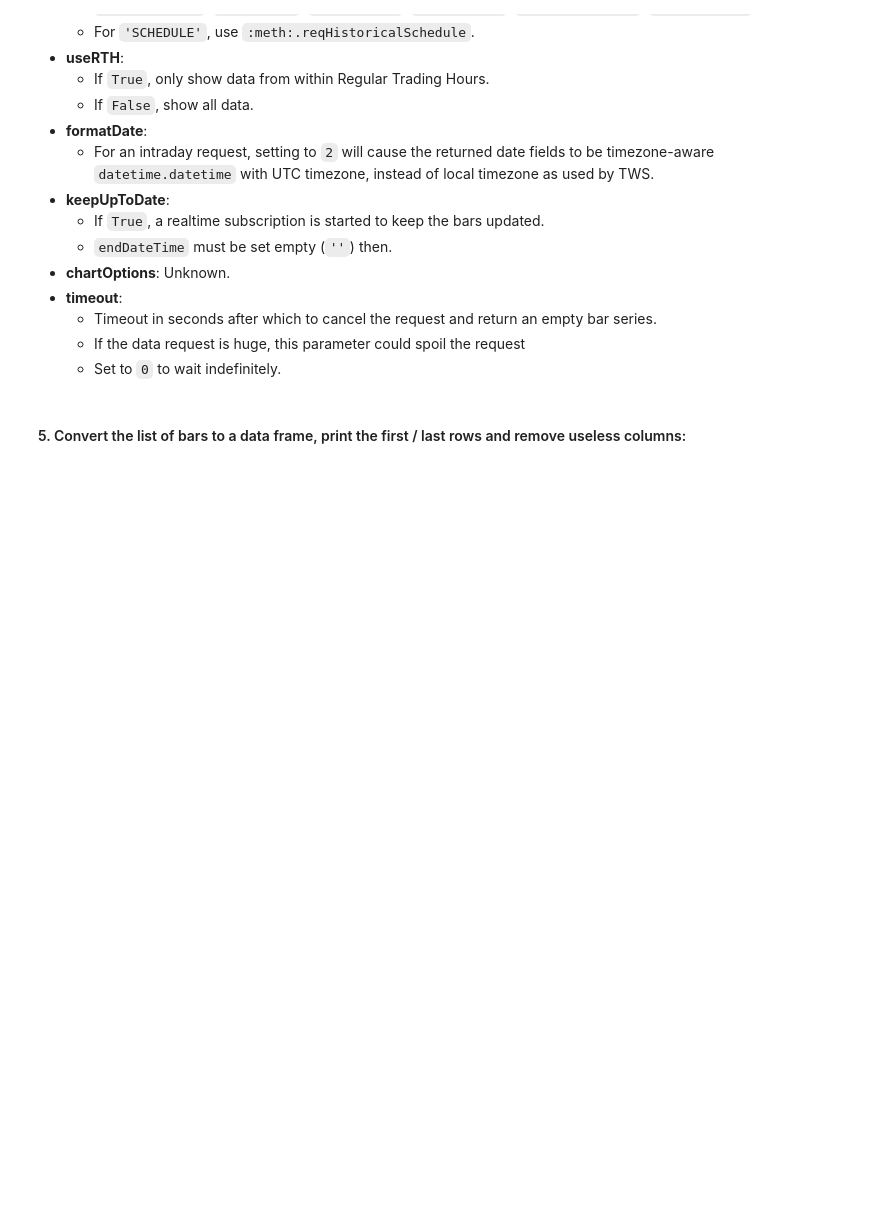
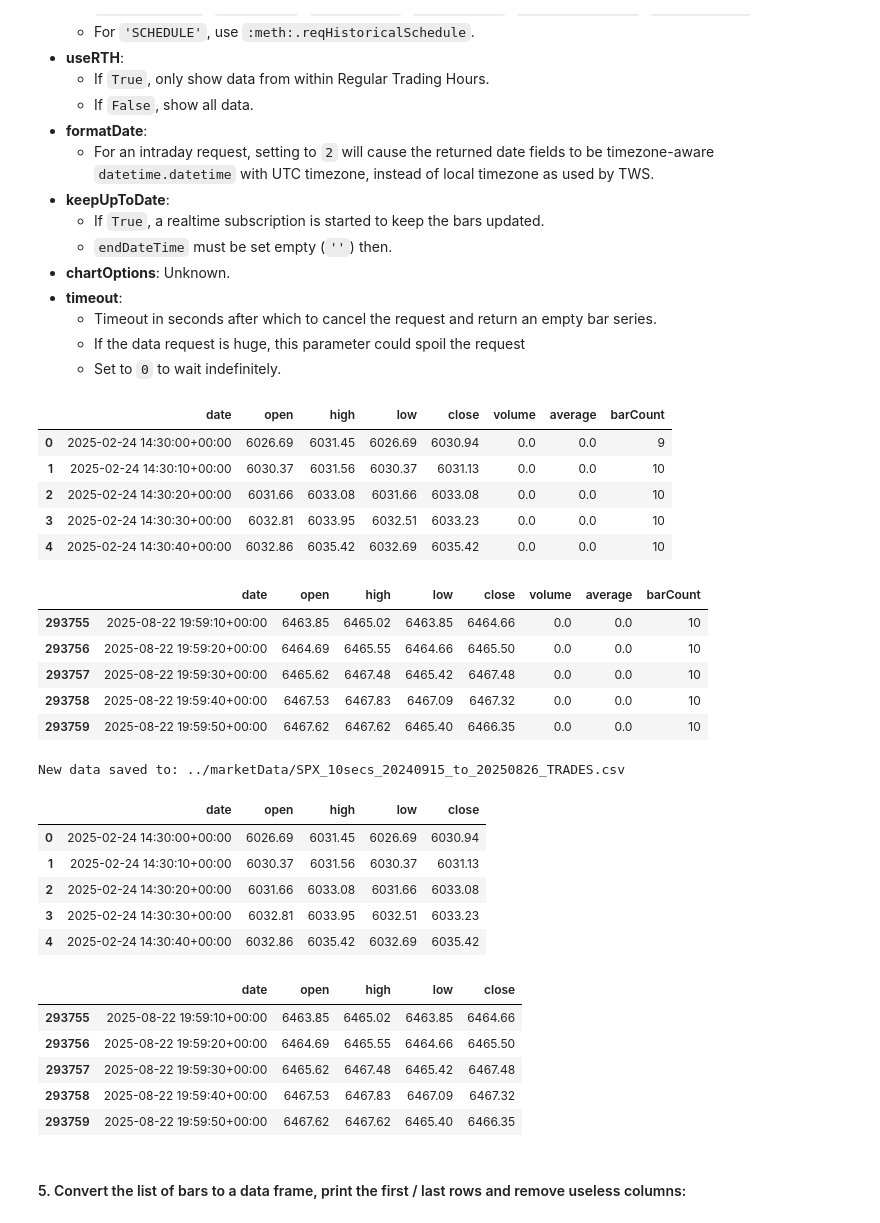
Before and after one commit to FinTechCpp/fast-backtest-app, a Jupyter notebook: Notebooks/IBKR_API.ipynb, the cells around one changed output. Cells and saved outputs as stored; diff of their text form; code cells hidden in the pictures; blank space fills up the shorter version.

```diff
--- a/Notebooks/IBKR_API.ipynb
+++ b/Notebooks/IBKR_API.ipynb
@@ -31,7 +69,10 @@ util.logToConsole(logging.INFO)
 #contract = CFD('IBUST100', 'SMART', 'USD')
 #contract = Forex(pair="EURUSD", exchange='IDEALPRO')
 #contract = Stock(symbol='AAPL', exchange='SMART', currency='USD')
-contract = Index('NDX', 'NASDAQ', 'USD')
+# contract = Index('NDX', 'NASDAQ', 'USD')
+contract = Index('SPX', 'CBOE', 'USD')
+#CAC 40
+# contract = Index('FCHI', 'EUREX', 'EUR')
 
 
 # Below => just some printing on contract chosen
@@ -118,18 +178,74 @@ Args
     - Set to `0` to wait indefinitely.
 # %%
 historical_data_interval = '10 secs' # Candle period to fetch
-request_duration = '30 D'  # Duration in days (use D, not "day"). Use a very big value if you want the maximum historical data, it will fetch the maximum available automatically.
+request_duration = '6 M'  # Duration in days (use D, not "day"). Use a very big value if you want the maximum historical data, it will fetch the maximum available automatically.
 price_source = 'TRADES'  # 'BID', 'ASK', or 'TRADES' (note that for some symbols, (e.g. EURUSD) only 'BID' and 'ASK' are available)
 
 bars = ib.reqHistoricalData(
         contract,
         endDateTime=end_date,
         durationStr=str(request_duration),
         barSizeSetting=str(historical_data_interval),
         whatToShow=price_source,
         useRTH=False,
         formatDate=2,
         timeout = 0)
+
+bars[0]
+new_df = util.df(bars)
+
+display(new_df.head())
+display(new_df.tail())
+# Remove the 'volume', 'average', and 'barCount' columns from the DataFrame
+new_df = new_df.drop(columns=['volume', 'average', 'barCount'])
+
+# Display the updated DataFrame
+new_df.head()
+
+# Nouvelle cellule pour le premier téléchargement de données (pas de fichier existant)
+
+import os
+
+# save_path doit être défini comme dans la cellule précédente
+# save_path = f"../marketData/{contract.symbol}_10secs_20240915_to_20250826_{price_source}.csv"
+
+save_path = f"../marketData/{contract.symbol}_10secs_20240915_to_20250826_{price_source}.csv" # Here, enter the correct file path for the new csv data file
+
+# Sauvegarder le DataFrame nouvellement téléchargé
+new_df.to_csv(save_path, index=True)
+print(f"New data saved to: {save_path}")
+
+# Vérification optionnelle
+import pandas as pd
+df_check = pd.read_csv(save_path, index_col=0)
+display(df_check.head())
+display(df_check.tail())
+# %% [output]
+|  | date | open | high | low | close | volume | average | barCount |
+| 0 | 2025-02-24 14:30:00+00:00 | 6026.69 | 6031.45 | 6026.69 | 6030.94 | 0.0 | 0.0 | 9 |
+| 1 | 2025-02-24 14:30:10+00:00 | 6030.37 | 6031.56 | 6030.37 | 6031.13 | 0.0 | 0.0 | 10 |
+| 2 | 2025-02-24 14:30:20+00:00 | 6031.66 | 6033.08 | 6031.66 | 6033.08 | 0.0 | 0.0 | 10 |
+| 3 | 2025-02-24 14:30:30+00:00 | 6032.81 | 6033.95 | 6032.51 | 6033.23 | 0.0 | 0.0 | 10 |
+| 4 | 2025-02-24 14:30:40+00:00 | 6032.86 | 6035.42 | 6032.69 | 6035.42 | 0.0 | 0.0 | 10 |
+|  | date | open | high | low | close | volume | average | barCount |
+| 293755 | 2025-08-22 19:59:10+00:00 | 6463.85 | 6465.02 | 6463.85 | 6464.66 | 0.0 | 0.0 | 10 |
+| 293756 | 2025-08-22 19:59:20+00:00 | 6464.69 | 6465.55 | 6464.66 | 6465.50 | 0.0 | 0.0 | 10 |
+| 293757 | 2025-08-22 19:59:30+00:00 | 6465.62 | 6467.48 | 6465.42 | 6467.48 | 0.0 | 0.0 | 10 |
+| 293758 | 2025-08-22 19:59:40+00:00 | 6467.53 | 6467.83 | 6467.09 | 6467.32 | 0.0 | 0.0 | 10 |
+| 293759 | 2025-08-22 19:59:50+00:00 | 6467.62 | 6467.62 | 6465.40 | 6466.35 | 0.0 | 0.0 | 10 |
+New data saved to: ../marketData/SPX_10secs_20240915_to_20250826_TRADES.csv
+|  | date | open | high | low | close |
+| 0 | 2025-02-24 14:30:00+00:00 | 6026.69 | 6031.45 | 6026.69 | 6030.94 |
+| 1 | 2025-02-24 14:30:10+00:00 | 6030.37 | 6031.56 | 6030.37 | 6031.13 |
+| 2 | 2025-02-24 14:30:20+00:00 | 6031.66 | 6033.08 | 6031.66 | 6033.08 |
+| 3 | 2025-02-24 14:30:30+00:00 | 6032.81 | 6033.95 | 6032.51 | 6033.23 |
+| 4 | 2025-02-24 14:30:40+00:00 | 6032.86 | 6035.42 | 6032.69 | 6035.42 |
+|  | date | open | high | low | close |
+| 293755 | 2025-08-22 19:59:10+00:00 | 6463.85 | 6465.02 | 6463.85 | 6464.66 |
+| 293756 | 2025-08-22 19:59:20+00:00 | 6464.69 | 6465.55 | 6464.66 | 6465.50 |
+| 293757 | 2025-08-22 19:59:30+00:00 | 6465.62 | 6467.48 | 6465.42 | 6467.48 |
+| 293758 | 2025-08-22 19:59:40+00:00 | 6467.53 | 6467.83 | 6467.09 | 6467.32 |
+| 293759 | 2025-08-22 19:59:50+00:00 | 6467.62 | 6467.62 | 6465.40 | 6466.35 |
 # %% [markdown]
 #### 5. Convert the list of bars to a data frame, print the first / last rows and remove useless columns:
 # %%
```
Also changed, not shown: parts of 7 cells of this notebook, 2 other files.
